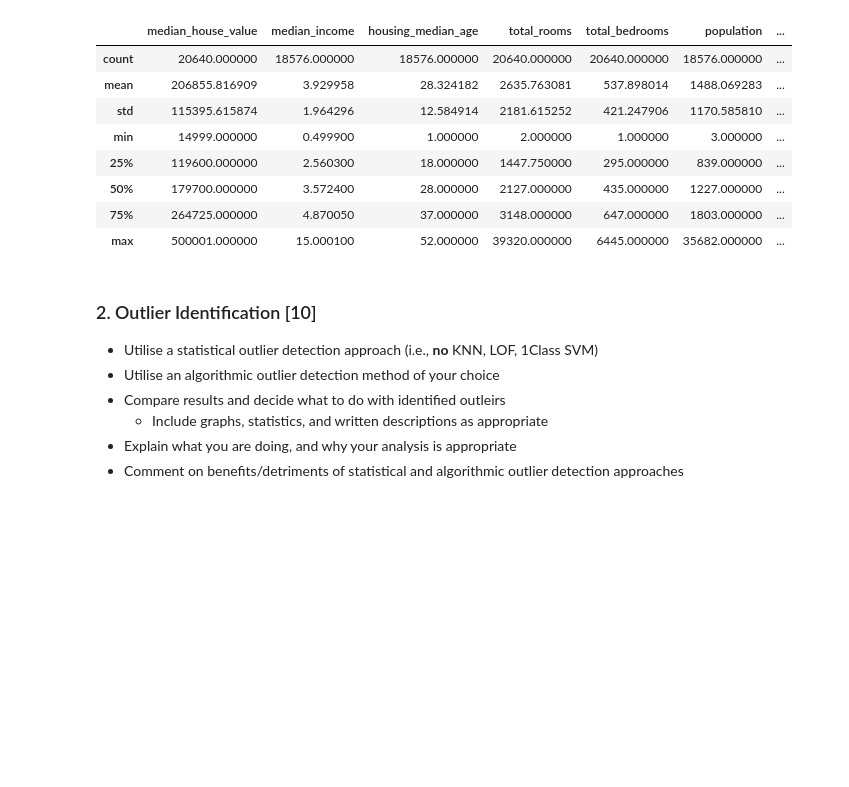
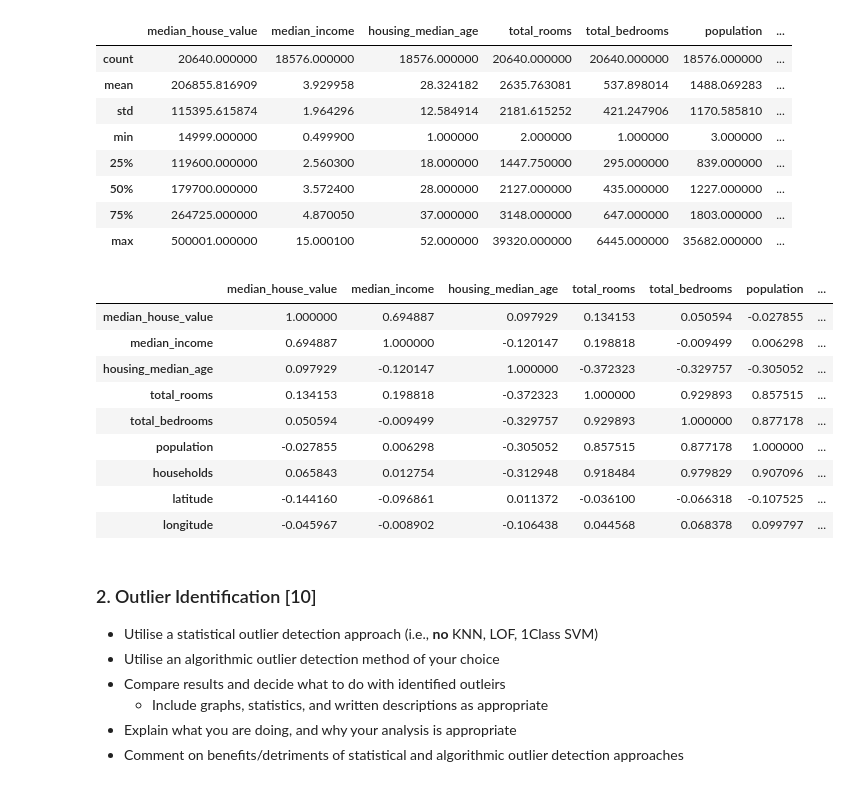
Before and after one commit to C2014515/https-github.com-newcastleuniversity-computing-CSC3831_Final_Assessment, a Jupyter notebook: Coursework/CSC3831_Final_Assessment.ipynb, the cells around one changed output. Drawn from its saved outputs; the diff is of its cells as text; code cells hidden in the pictures; blank space fills up the shorter version.

```diff
--- a/Coursework/CSC3831_Final_Assessment.ipynb
+++ b/Coursework/CSC3831_Final_Assessment.ipynb
@@ -95,6 +95,19 @@ houses_corrupted.describe()
 | 50% | 179700.000000 | 3.572400 | 28.000000 | 2127.000000 | 435.000000 | 1227.000000 | ... |
 | 75% | 264725.000000 | 4.870050 | 37.000000 | 3148.000000 | 647.000000 | 1803.000000 | ... |
 | max | 500001.000000 | 15.000100 | 52.000000 | 39320.000000 | 6445.000000 | 35682.000000 | ... |
+# %%
+houses_corrupted.corr()
+# %% [output]
+|  | median_house_value | median_income | housing_median_age | total_rooms | total_bedrooms | population | ... |
+| median_house_value | 1.000000 | 0.694887 | 0.097929 | 0.134153 | 0.050594 | -0.027855 | ... |
+| median_income | 0.694887 | 1.000000 | -0.120147 | 0.198818 | -0.009499 | 0.006298 | ... |
+| housing_median_age | 0.097929 | -0.120147 | 1.000000 | -0.372323 | -0.329757 | -0.305052 | ... |
+| total_rooms | 0.134153 | 0.198818 | -0.372323 | 1.000000 | 0.929893 | 0.857515 | ... |
+| total_bedrooms | 0.050594 | -0.009499 | -0.329757 | 0.929893 | 1.000000 | 0.877178 | ... |
+| population | -0.027855 | 0.006298 | -0.305052 | 0.857515 | 0.877178 | 1.000000 | ... |
+| households | 0.065843 | 0.012754 | -0.312948 | 0.918484 | 0.979829 | 0.907096 | ... |
+| latitude | -0.144160 | -0.096861 | 0.011372 | -0.036100 | -0.066318 | -0.107525 | ... |
+| longitude | -0.045967 | -0.008902 | -0.106438 | 0.044568 | 0.068378 | 0.099797 | ... |
 # %% [markdown]
 ### 2. Outlier Identification [10]
 - Utilise a statistical outlier detection approach (i.e., **no** KNN, LOF, 1Class SVM)
```
